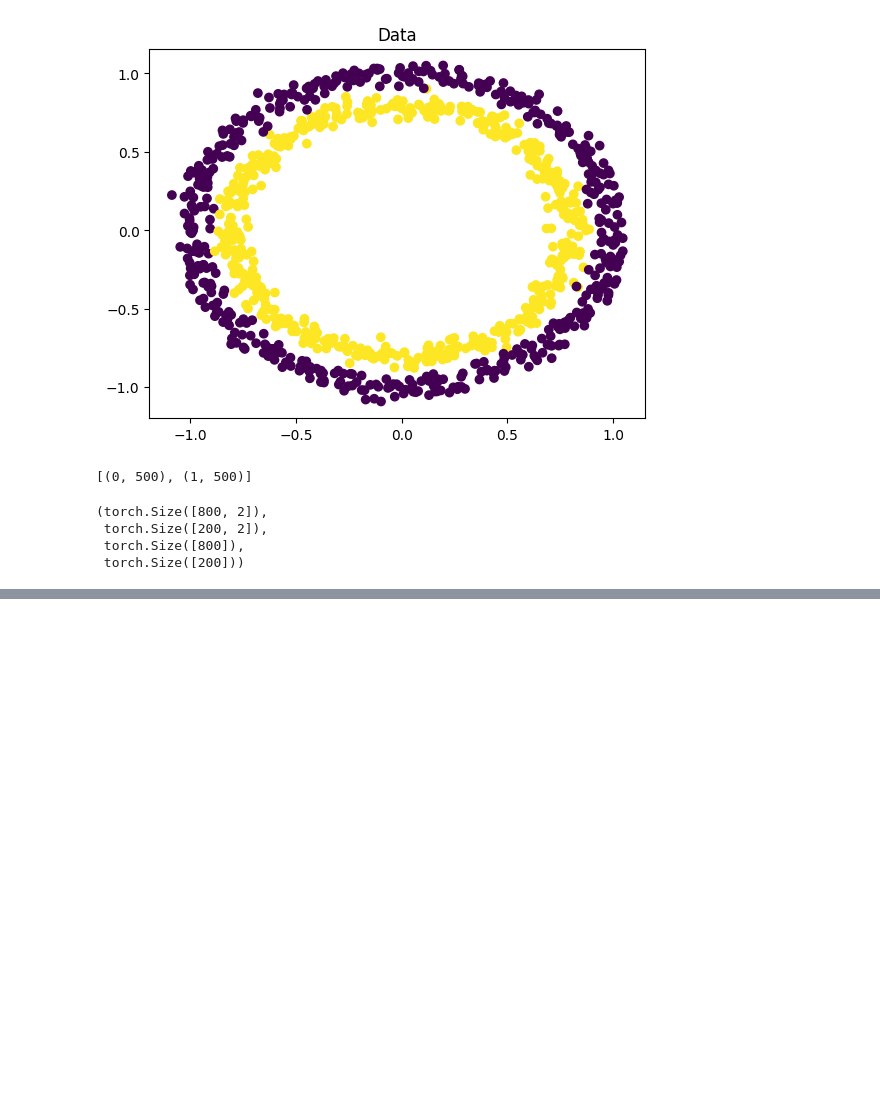
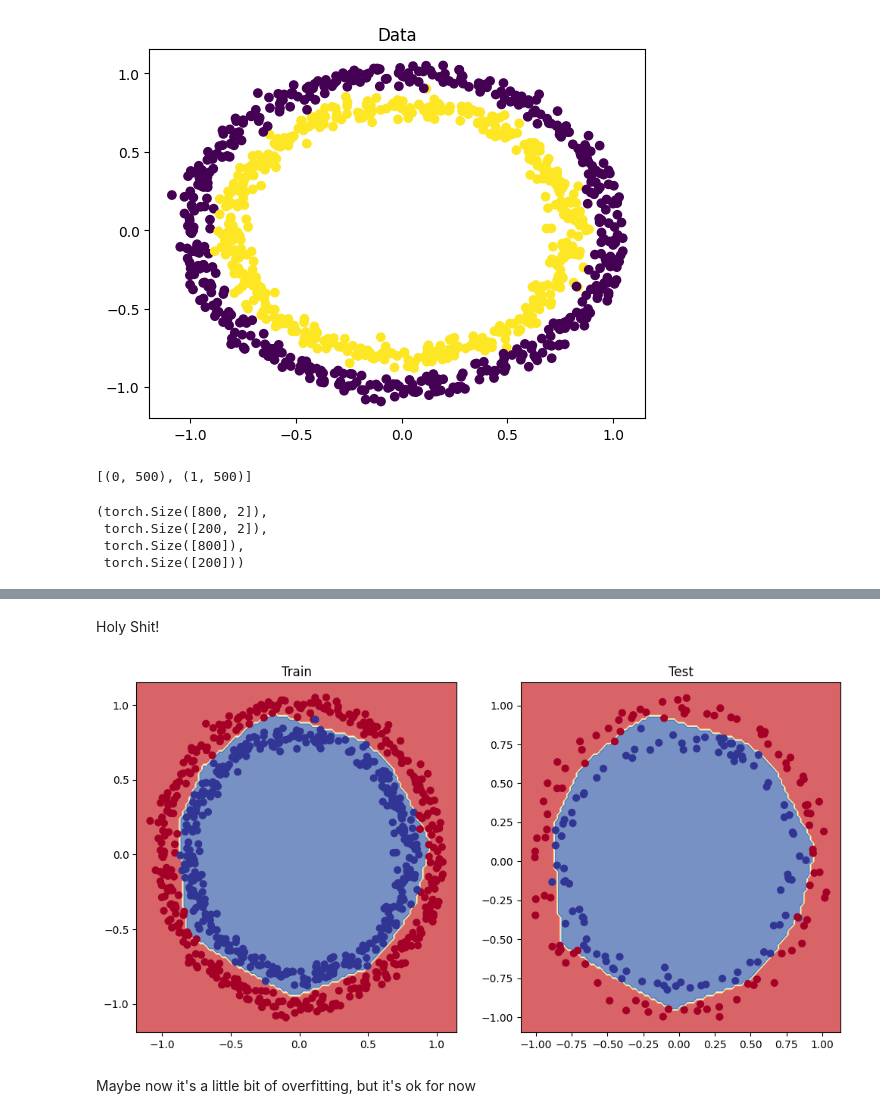
Before and after one commit to Cheslaff/KurwAI-archive, a Jupyter notebook: PyTorch/Study/classification_neuralnet.ipynb, the cells around one changed output, grey strips where cells are left out. Saved outputs shown, nothing was run; the diff lists cells and outputs as text; code cells hidden in the pictures; blank space fills up the shorter version.

```diff
--- a/PyTorch/Study/classification_neuralnet.ipynb
+++ b/PyTorch/Study/classification_neuralnet.ipynb
@@ -49,0 +105,7 @@ X_train.shape, X_test.shape, y_train.shape, y_test.shape
+# %%
+# Evaluation Metric
+
+def accuracy_fn(y_true, y_pred):
+  correct = torch.eq(y_true, y_pred).sum().item()  # eq() returns where tensors are equal
+  acc = (correct / len(y_true))
+  return acc
@@ -49,0 +234,30 @@ X_train.shape, X_test.shape, y_train.shape, y_test.shape
+# %%
+loss_fn = nn.BCEWithLogitsLoss()
+optimizer = torch.optim.SGD(model.parameters(), lr=0.1)
+# %%
+torch.manual_seed(seed=42)
+epochs = 1_500
+
+for epoch in range(epochs):
+  model.train()
+
+  pred_logs = model(X_train).squeeze()
+  pred_prob = torch.round(torch.sigmoid(pred_logs))
+
+  loss = loss_fn(pred_logs, y_train)
+  acc = accuracy_fn(y_train, pred_prob)
+
+  optimizer.zero_grad()
+  loss.backward()
+  optimizer.step()
+
+  model.eval()
+  with torch.inference_mode():
+    test_logs = model(X_test).squeeze()
+    test_prob = torch.round(torch.sigmoid(test_logs))
+
+    test_loss = loss_fn(test_logs, y_test)
+    test_acc = accuracy_fn(y_test, test_prob)
+
+  if epoch % 100 == 0:
+    print(f"Epoch: {epoch} | Loss: {loss:.3f} | Accuracy: {acc} | Test Loss: {test_loss:.3f} | Test Accuracy: {test_acc}")
@@ -49,0 +280,14 @@ X_train.shape, X_test.shape, y_train.shape, y_test.shape
+# %% [markdown]
+Holy Shit!
+# %%
+plt.figure(figsize=(12, 6))
+plt.subplot(1, 2, 1)
+plt.title("Train")
+plot_decision_boundary(model, X_train, y_train)
+plt.subplot(1, 2, 2)
+plt.title("Test")
+plot_decision_boundary(model, X_test, y_test)
+# %% [output]
+[figure, added]
+# %% [markdown]
+Maybe now it's a little bit of overfitting, but it's ok for now
```
Also changed, not shown: parts of 17 cells of this notebook.
